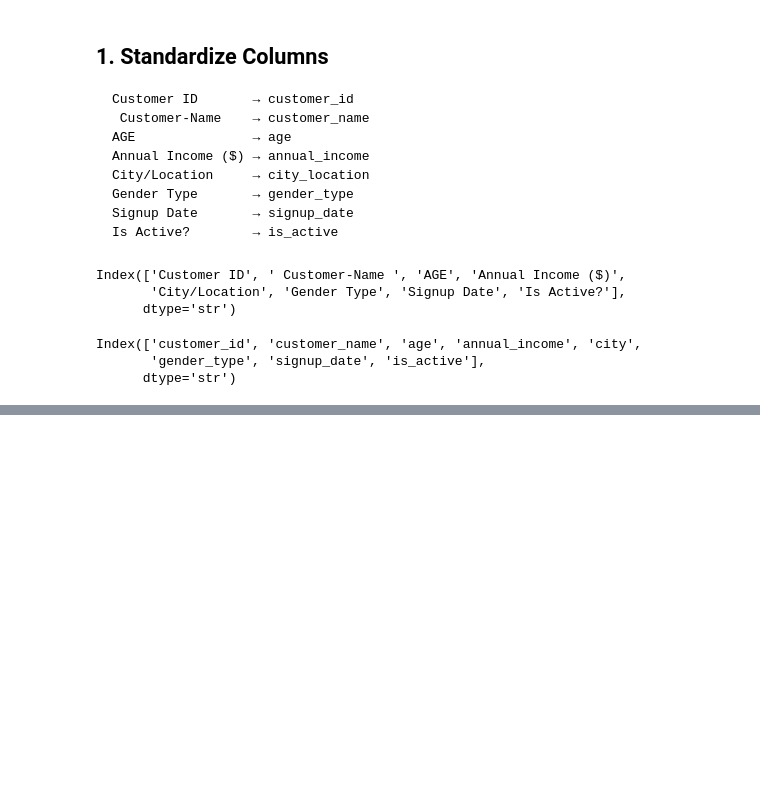
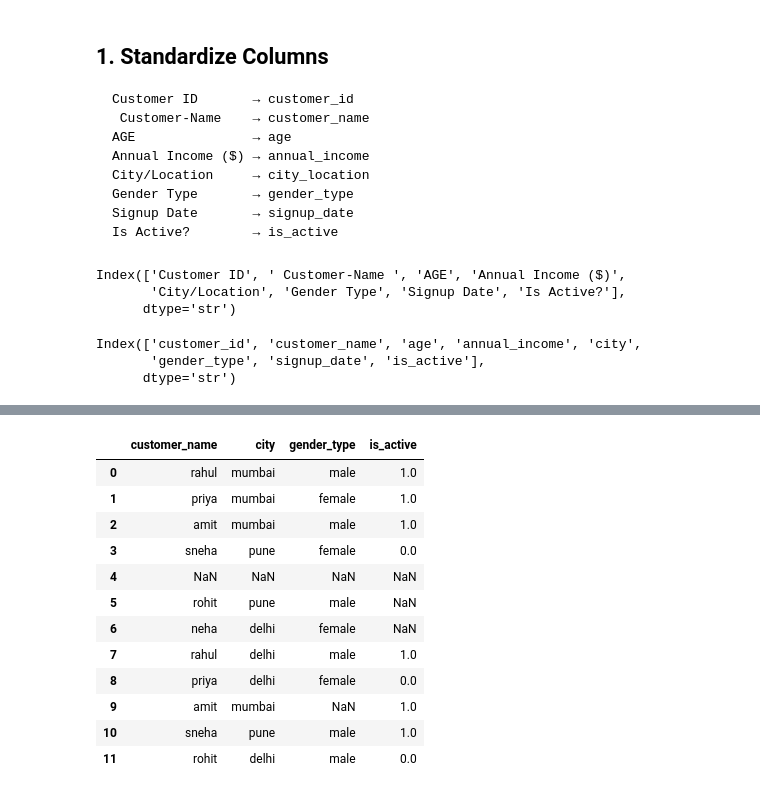
Before and after one commit to Rahul-Shelke-1/SutraML, a Jupyter notebook: research/01_Data_Quality_Correction.ipynb, the cells around one changed output, grey strips where cells are left out. Saved outputs shown, nothing was run; the diff lists cells and outputs as text; code cells hidden in the pictures; blank space fills up the shorter version.

```diff
--- a/research/01_Data_Quality_Correction.ipynb
+++ b/research/01_Data_Quality_Correction.ipynb
@@ -126,0 +236,38 @@ Index(['customer_id', 'customer_name', 'age', 'annual_income', 'city',
+# %%
+gender_grouped_map = {
+    'male': ['m', 'male'],
+    'female': ['f', 'female'],
+}
+
+# Flatten into: {'y': 1, 'yes': 1, 'true': 1, ...}
+gender_flat_map = {value: target for target, values in gender_grouped_map.items() for value in values}
+
+# Apply mapping
+CAT_DF['gender_type'] = CAT_DF['gender_type'].map(gender_flat_map)
+# %%
+is_active_grouped_map = {
+    0: [ 0, 'n', 'no', 'false'],
+    1: [ 1, 'y', 'yes', 'true']
+}
+
+# Flatten into: {'y': 1, 'yes': 1, 'true': 1, ...}
+is_active_flat_map = {value: target for target, values in is_active_grouped_map.items() for value in values}
+
+# Apply mapping
+CAT_DF['is_active'] = CAT_DF['is_active'].map(is_active_flat_map)
+# %%
+CAT_DF
+# %% [output]
+|  | customer_name | city | gender_type | is_active |
+| 0 | rahul | mumbai | male | 1.0 |
+| 1 | priya | mumbai | female | 1.0 |
+| 2 | amit | mumbai | male | 1.0 |
+| 3 | sneha | pune | female | 0.0 |
+| 4 | NaN | NaN | NaN | NaN |
+| 5 | rohit | pune | male | NaN |
+| 6 | neha | delhi | female | NaN |
+| 7 | rahul | delhi | male | 1.0 |
+| 8 | priya | delhi | female | 0.0 |
+| 9 | amit | mumbai | NaN | 1.0 |
+| 10 | sneha | pune | male | 1.0 |
+| 11 | rohit | delhi | male | 0.0 |
```
Also changed, not shown: parts of 32 cells of this notebook.
